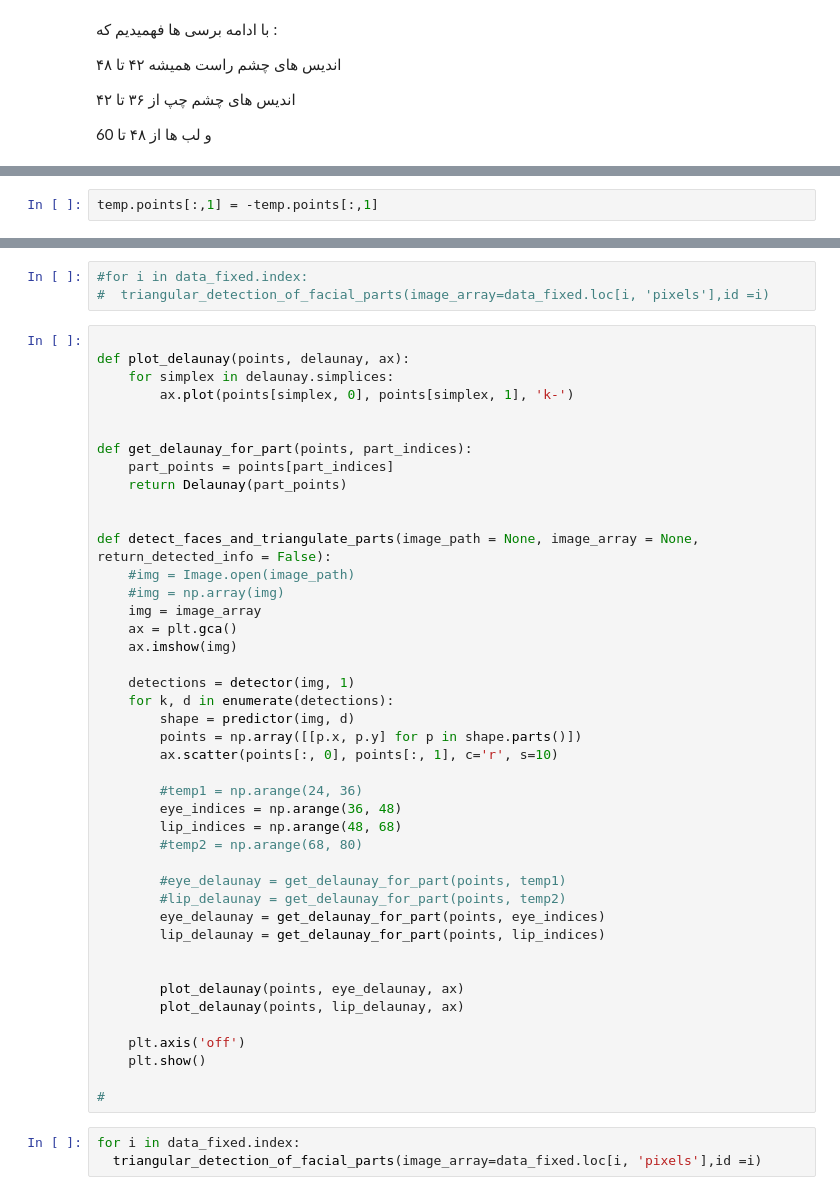
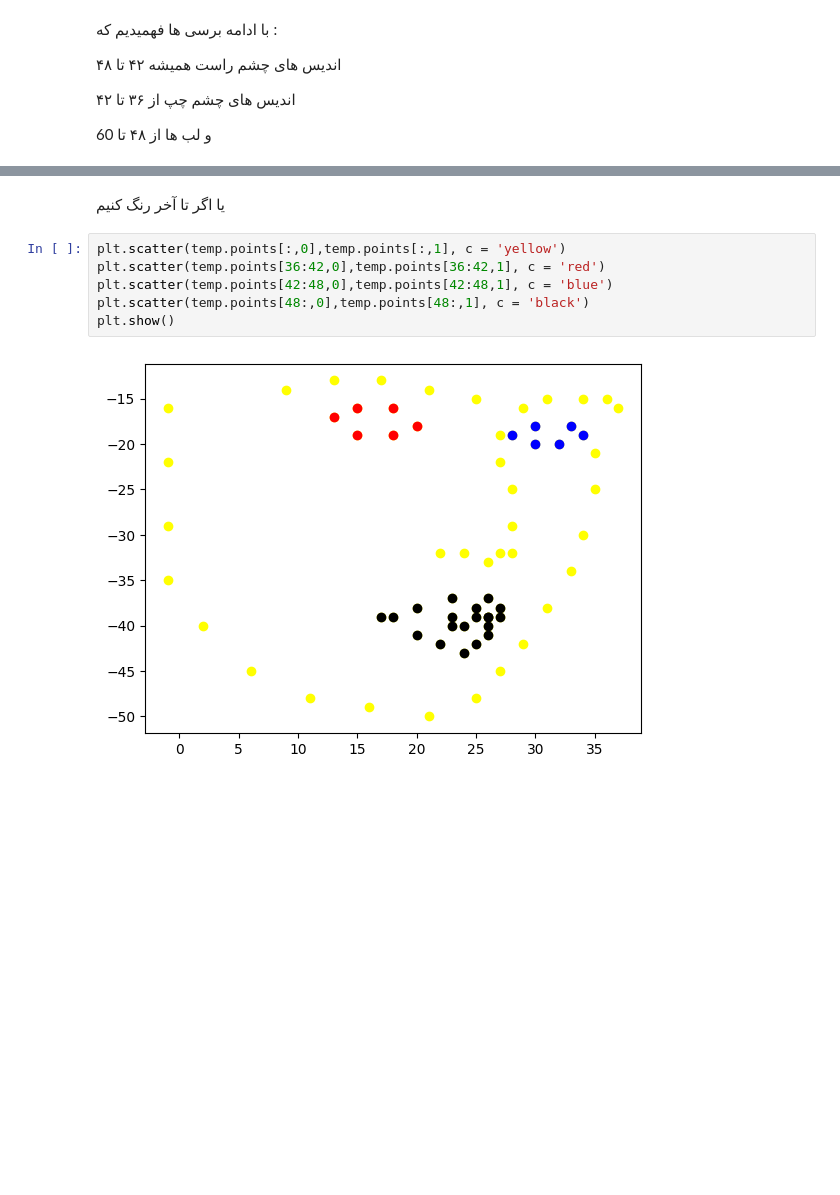
Before and after one commit to cloner174/mr.DGA, a Jupyter notebook: mr.DGA.5.1.0.ipynb, the cells around one changed output, grey strips where cells are left out. Drawn from its saved outputs; the diff is of its cells as text; blank space fills up the shorter version.

```diff
--- a/mr.DGA.5.1.0.ipynb
+++ b/mr.DGA.5.1.0.ipynb
@@ -230,2 +177,0 @@ global_detector_keeper = np.asarray(global_detector_keeper)
-# %%
-temp.points[:,1] = -temp.points[:,1]
@@ -291,49 +178,10 @@ array([[-2., 20.],
-# %%
-#for i in data_fixed.index:
-#  triangular_detection_of_facial_parts(image_array=data_fixed.loc[i, 'pixels'],id =i)
-# %%
-
-def plot_delaunay(points, delaunay, ax):
-    for simplex in delaunay.simplices:
-        ax.plot(points[simplex, 0], points[simplex, 1], 'k-')
-
-
-def get_delaunay_for_part(points, part_indices):
-    part_points = points[part_indices]
-    return Delaunay(part_points)
-
-
-def detect_faces_and_triangulate_parts(image_path = None, image_array = None, return_detected_info = False):
-    #img = Image.open(image_path)
-    #img = np.array(img)
-    img = image_array
-    ax = plt.gca()
-    ax.imshow(img)
-
-    detections = detector(img, 1)
-    for k, d in enumerate(detections):
-        shape = predictor(img, d)
-        points = np.array([[p.x, p.y] for p in shape.parts()])
-        ax.scatter(points[:, 0], points[:, 1], c='r', s=10)
-
-        #temp1 = np.arange(24, 36)
-        eye_indices = np.arange(36, 48)
-        lip_indices = np.arange(48, 68)
-        #temp2 = np.arange(68, 80)
-
-        #eye_delaunay = get_delaunay_for_part(points, temp1)
-        #lip_delaunay = get_delaunay_for_part(points, temp2)
-        eye_delaunay = get_delaunay_for_part(points, eye_indices)
-        lip_delaunay = get_delaunay_for_part(points, lip_indices)
-
-
-        plot_delaunay(points, eye_delaunay, ax)
-        plot_delaunay(points, lip_delaunay, ax)
-
-    plt.axis('off')
-    plt.show()
-
-#
-# %%
-for i in data_fixed.index:
-  triangular_detection_of_facial_parts(image_array=data_fixed.loc[i, 'pixels'],id =i)
+# %% [markdown]
+یا اگر تا آخر رنگ کنیم
+# %%
+plt.scatter(temp.points[:,0],temp.points[:,1], c = 'yellow')
+plt.scatter(temp.points[36:42,0],temp.points[36:42,1], c = 'red')
+plt.scatter(temp.points[42:48,0],temp.points[42:48,1], c = 'blue')
+plt.scatter(temp.points[48:,0],temp.points[48:,1], c = 'black')
+plt.show()
+# %% [output]
+[figure, added]
```
Also changed, not shown: parts of 75 cells of this notebook.
